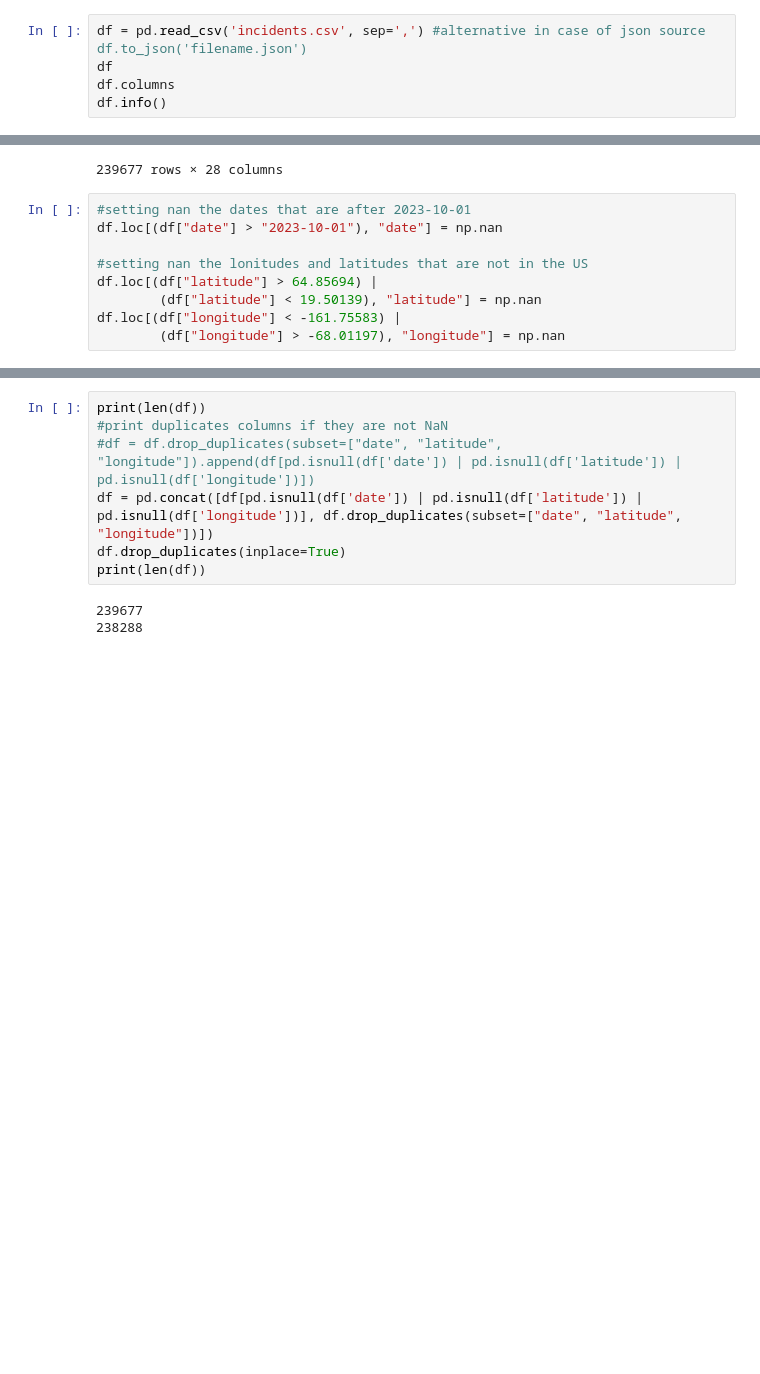
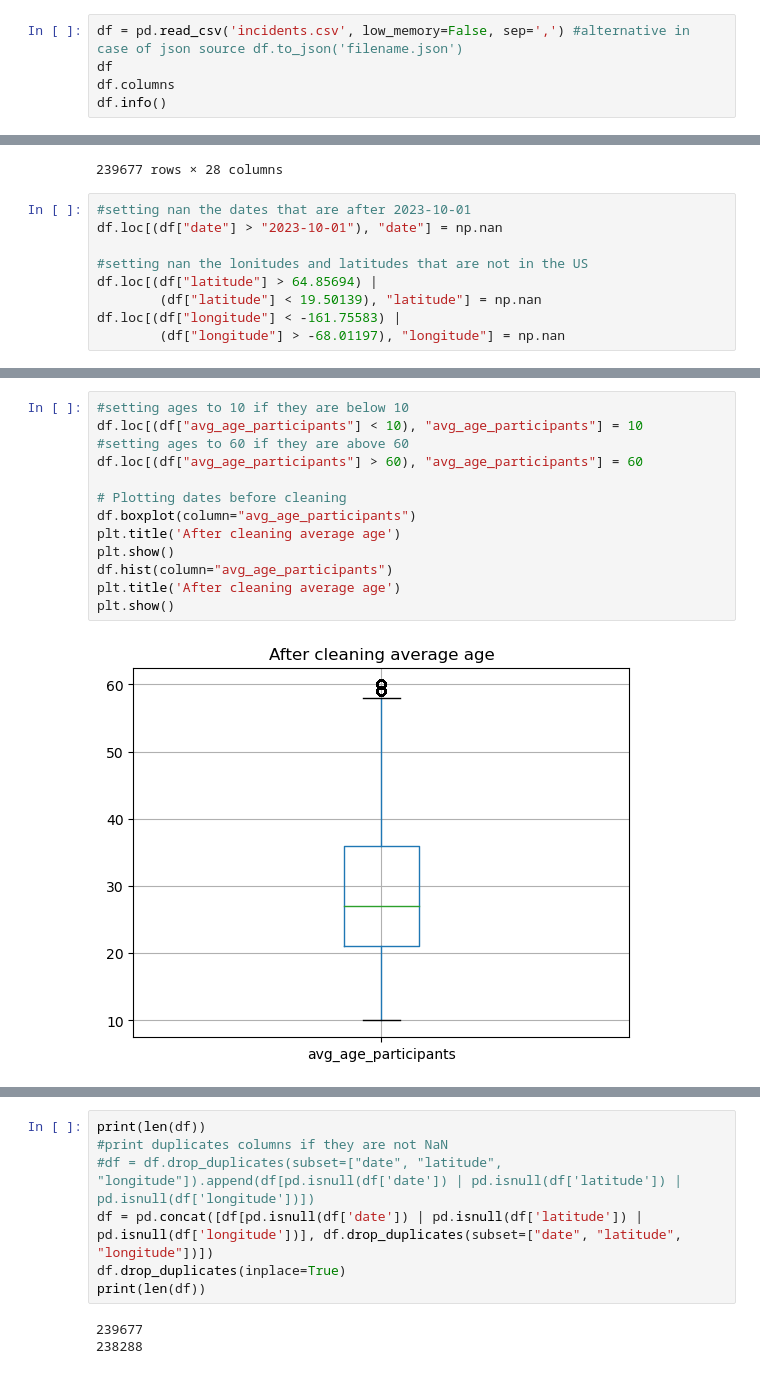
Before and after one commit to vezzusamu/dm-project, a Jupyter notebook: data_understanding.ipynb, the cells around one changed output, grey strips where cells are left out. Saved outputs shown, nothing was run; the diff lists cells and outputs as text; blank space fills up the shorter version.

```diff
--- a/data_understanding.ipynb
+++ b/data_understanding.ipynb
@@ -11,5 +15,5 @@ from scipy.stats import pearsonr
 # %%
-df = pd.read_csv('incidents.csv', sep=',') #alternative in case of json source df.to_json('filename.json')
+df = pd.read_csv('incidents.csv', low_memory=False, sep=',') #alternative in case of json source df.to_json('filename.json')
 df
 df.columns
 df.info()
@@ -186,0 +178,15 @@ plt.show()
+# %%
+#setting ages to 10 if they are below 10
+df.loc[(df["avg_age_participants"] < 10), "avg_age_participants"] = 10
+#setting ages to 60 if they are above 60
+df.loc[(df["avg_age_participants"] > 60), "avg_age_participants"] = 60
+
+# Plotting dates before cleaning
+df.boxplot(column="avg_age_participants")
+plt.title('After cleaning average age')
+plt.show()
+df.hist(column="avg_age_participants")
+plt.title('After cleaning average age')
+plt.show()
+# %% [output]
+[figure, added]
```
Also changed, not shown: parts of 14 cells of this notebook.
